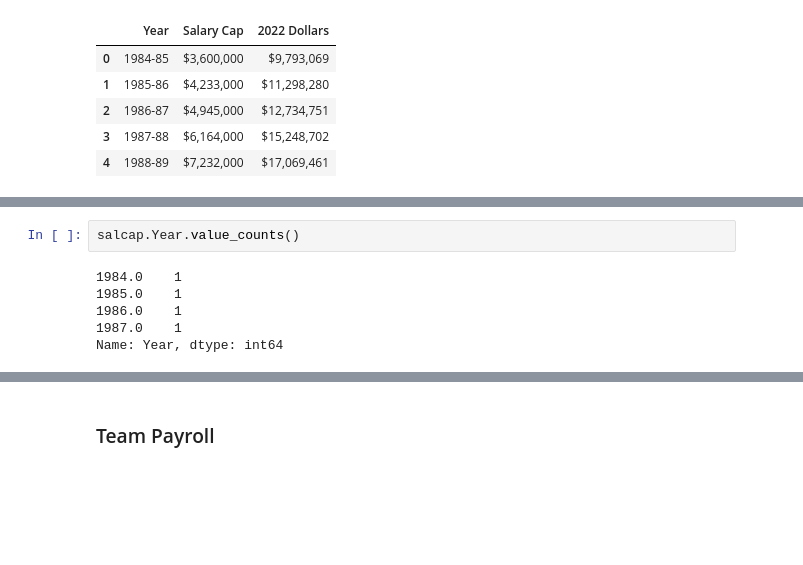
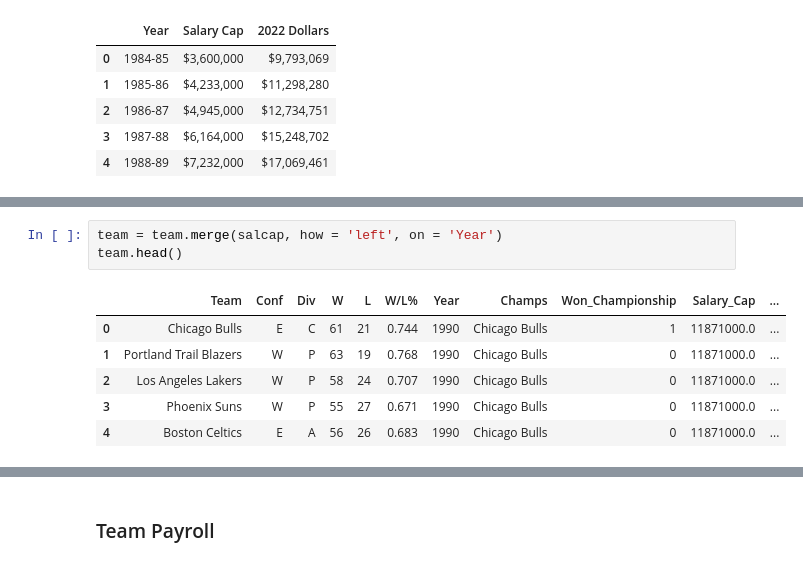
Before and after one commit to farahmalik11/DSI508_Capstone, a Jupyter notebook: code/02_Data_Cleaning_and_EDA.ipynb, the cells around one changed output, grey strips where cells are left out. Cells and saved outputs as stored; diff of their text form; blank space fills up the shorter version.

```diff
--- a/code/02_Data_Cleaning_and_EDA.ipynb
+++ b/code/02_Data_Cleaning_and_EDA.ipynb
@@ -1162,8 +1222,10 @@ salcap['Year'] = salcap.Year.str[:4].astype(float)
 # %%
-salcap.Year.value_counts()
+team = team.merge(salcap, how = 'left', on = 'Year')
+team.head()
 # %% [output]
-1984.0    1
-1985.0    1
-1986.0    1
-1987.0    1
-Name: Year, dtype: int64
+|  | Team | Conf | Div | W | L | W/L% | Year | Champs | Won_Championship | Salary_Cap | ... |
+| 0 | Chicago Bulls | E | C | 61 | 21 | 0.744 | 1990 | Chicago Bulls | 1 | 11871000.0 | ... |
+| 1 | Portland Trail Blazers | W | P | 63 | 19 | 0.768 | 1990 | Chicago Bulls | 0 | 11871000.0 | ... |
+| 2 | Los Angeles Lakers | W | P | 58 | 24 | 0.707 | 1990 | Chicago Bulls | 0 | 11871000.0 | ... |
+| 3 | Phoenix Suns | W | P | 55 | 27 | 0.671 | 1990 | Chicago Bulls | 0 | 11871000.0 | ... |
+| 4 | Boston Celtics | E | A | 56 | 26 | 0.683 | 1990 | Chicago Bulls | 0 | 11871000.0 | ... |
```
Also changed, not shown: parts of 20 cells of this notebook, 2 other files.
